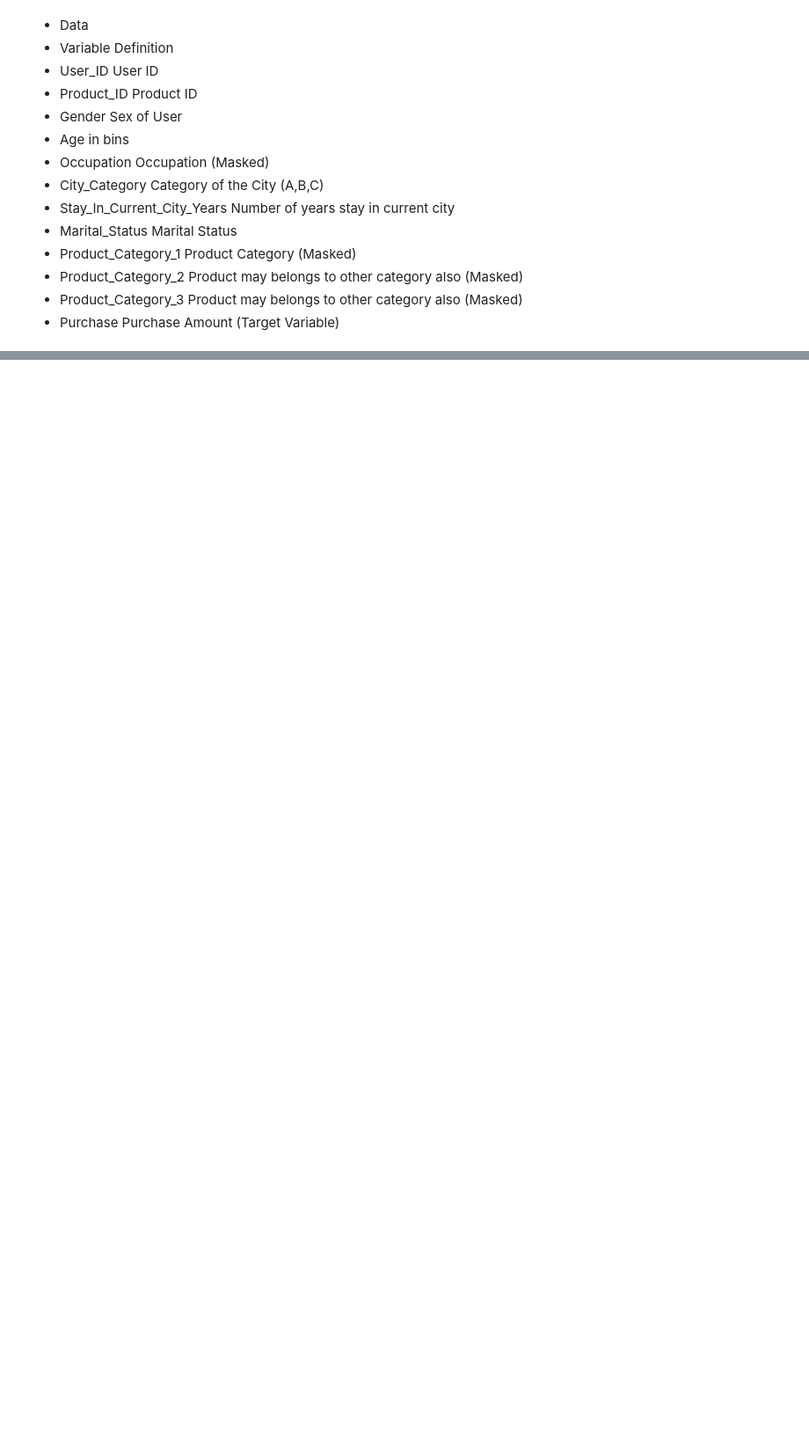
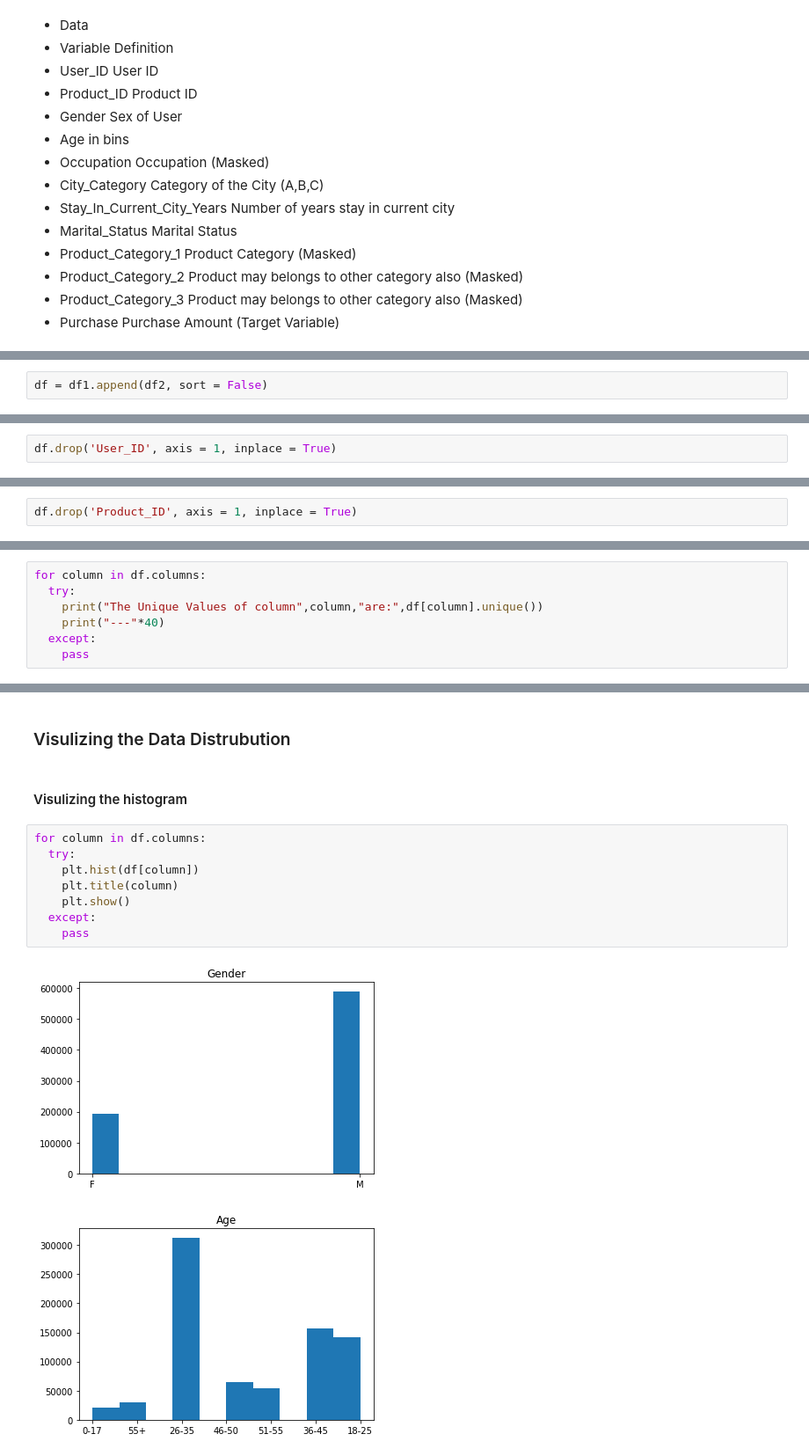
Before and after one commit to Satwikram/Exploratory-data-analysis, a Jupyter notebook: Black Friday/Black Friday.ipynb, the cells around one changed output, grey strips where cells are left out. Shown at 88% size. Drawn from its saved outputs; the diff is of its cells as text; blank space fills up the shorter version.

```diff
--- a/Black Friday/Black Friday.ipynb
+++ b/Black Friday/Black Friday.ipynb
@@ -176,0 +134,2 @@ dataset.head()
+# %%
+df = df1.append(df2, sort = False)
@@ -176,0 +178,2 @@ dataset.head()
+# %%
+df.drop('User_ID', axis = 1, inplace = True)
@@ -176,0 +189,2 @@ dataset.head()
+# %%
+df.drop('Product_ID', axis = 1, inplace = True)
@@ -176,0 +202,7 @@ dataset.head()
+# %%
+for column in df.columns:
+  try:
+    print("The Unique Values of column",column,"are:",df[column].unique())
+    print("---"*40)
+  except:
+    pass
@@ -176,0 +230,15 @@ dataset.head()
+# %% [markdown]
+### Visulizing the Data Distrubution
+# %% [markdown]
+#### Visulizing the histogram
+# %%
+for column in df.columns:
+  try:
+    plt.hist(df[column])
+    plt.title(column)
+    plt.show()
+  except:
+    pass
+# %% [output]
+[figure, added]
+[figure, added]
```
Also changed, not shown: parts of 108 cells of this notebook.
